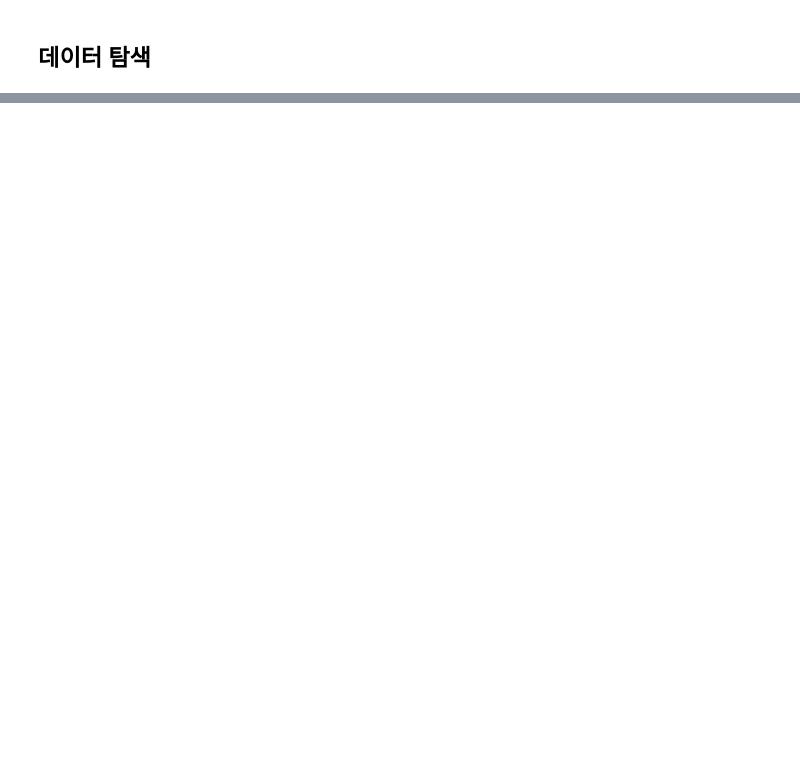
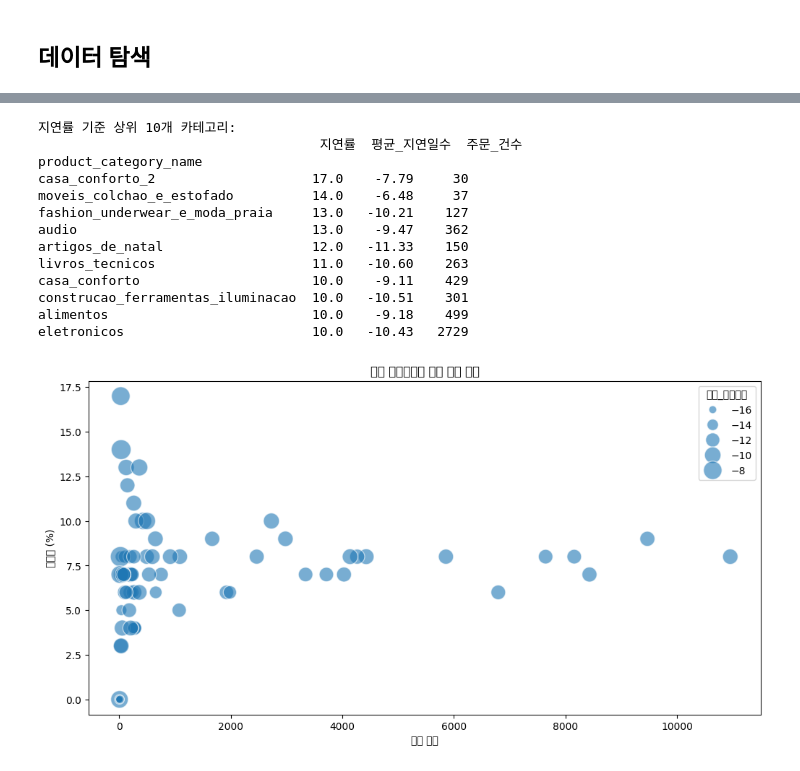
Before and after one commit to StrawberryAndDuck/python-training, a Jupyter notebook: 8_olist_delivery_analysis.ipynb, the cells around one changed output, grey strips where cells are left out. Cells and saved outputs as stored; diff of their text form; code cells hidden in the pictures; blank space fills up the shorter version.

```diff
--- a/8_olist_delivery_analysis.ipynb
+++ b/8_olist_delivery_analysis.ipynb
@@ -155,0 +518,59 @@ dtype: int64
+# %%
+# 1. 카테고리별 지연 지표 계산
+카테고리_지연_분석 = df.groupby('product_category_name').agg({
+    'delivery_delay': ['mean', 'count'],  # 평균 지연일과 주문 수
+    'is_delayed': 'mean'  # 지연률
+}).round(2)
+
+# 컬럼명 단순화
+카테고리_지연_분석.columns = ['평균_지연일수', '주문_건수', '지연률']
+
+# 지연률 백분율로 변환
+카테고리_지연_분석['지연률'] = (카테고리_지연_분석['지연률'] * 100).round(2)
+
+# 지연률 기준으로 정렬
+카테고리_지연_분석 = 카테고리_지연_분석.sort_values('지연률', ascending=False)
+
+# 시각화
+plt.figure(figsize=(12, 6))
+sns.scatterplot(data=카테고리_지연_분석.reset_index(),
+                x='주문_건수',
+                y='지연률',
+                size='평균_지연일수',
+                sizes=(50, 400),
+                alpha=0.6)
+
+plt.title('제품 카테고리별 배송 지연 분석')
+plt.xlabel('주문 건수')
+plt.ylabel('지연률 (%)')
+
+# 지연률 상위 10개 카테고리 출력
+print("\n지연률 기준 상위 10개 카테고리:")
+print(카테고리_지연_분석[['지연률', '평균_지연일수', '주문_건수']].head(10))
+
+
+# casa_conforto_2 -> 홈 컴포트 2 (가정 편의용품 2)
+# moveis_colchao_e_estofado -> 가구, 매트리스 및 소파류
+# fashion_underwear_e_moda_praia -> 속옷 및 비치웨어
+# audio -> 오디오
+# artigos_de_natal -> 크리스마스 용품
+# livros_tecnicos -> 전문 도서/기술 서적
+# casa_conforto -> 홈 컴포트 (가정 편의용품)
+# construcao_ferramentas_iluminacao -> 건축 도구 및 조명
+# alimentos -> 식품
+# eletronicos -> 전자제품
+# %% [output]
+지연률 기준 상위 10개 카테고리:
+                                    지연률  평균_지연일수  주문_건수
+product_category_name
+casa_conforto_2                    17.0    -7.79     30
+moveis_colchao_e_estofado          14.0    -6.48     37
+fashion_underwear_e_moda_praia     13.0   -10.21    127
+audio                              13.0    -9.47    362
+artigos_de_natal                   12.0   -11.33    150
+livros_tecnicos                    11.0   -10.60    263
+casa_conforto                      10.0    -9.11    429
+construcao_ferramentas_iluminacao  10.0   -10.51    301
+alimentos                          10.0    -9.18    499
+eletronicos                        10.0   -10.43   2729
+[figure, added]
```
Also changed, not shown: parts of 33 cells of this notebook.
